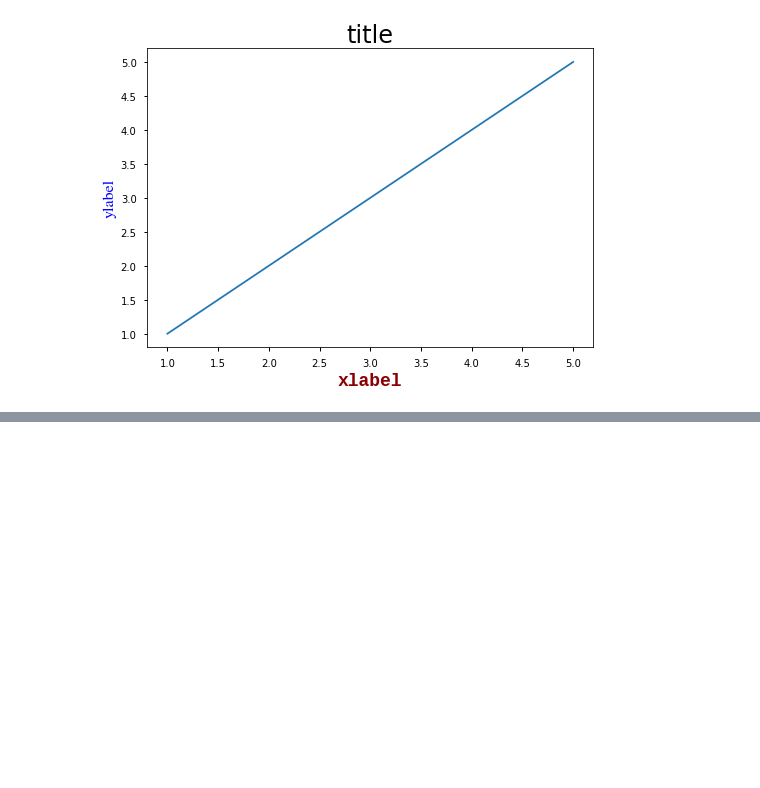
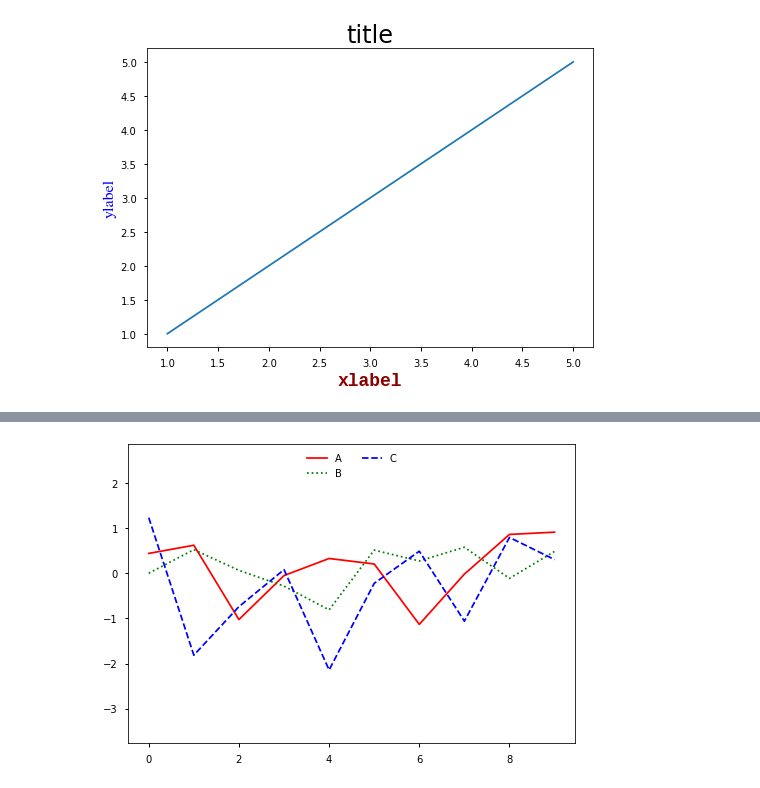
Before and after one commit to kksonge/cakd3_review, a Jupyter notebook: Matplotlib.ipynb, the cells around one changed output, grey strips where cells are left out. Cells and saved outputs as stored; diff of their text form; code cells hidden in the pictures; blank space fills up the shorter version.

```diff
--- a/Matplotlib.ipynb
+++ b/Matplotlib.ipynb
@@ -186,0 +203,6 @@ findfont: Font family ['DejaaVu Sans'] not found. Falling back to DejaVu Sans.
+# %%
+# legend 프레임 없애고 2컬럼으로 출력
+ax.legend(loc = 'upper center', frameon=False, ncol=2 )
+fig
+# %% [output]
+[figure, added]
```
Also changed, not shown: parts of 19 cells of this notebook, 1 other file.
